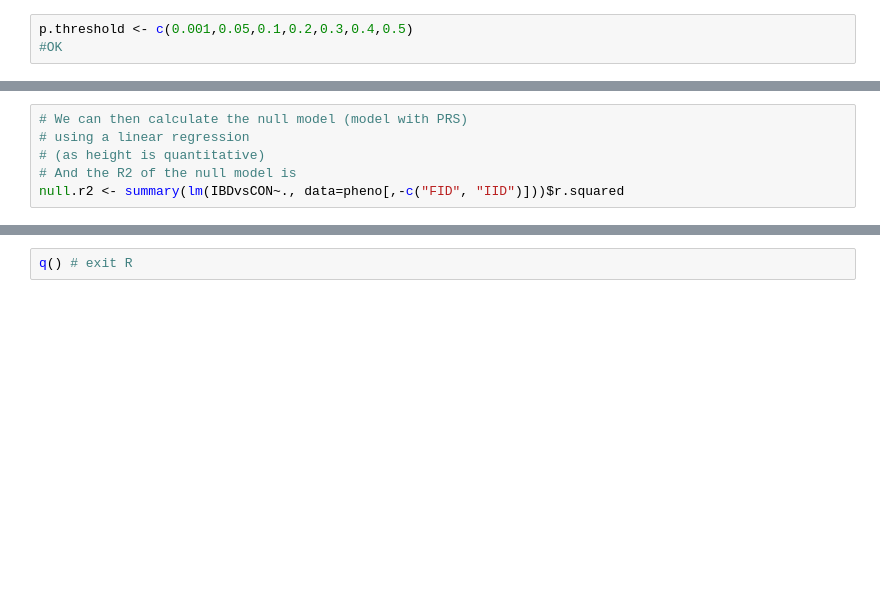
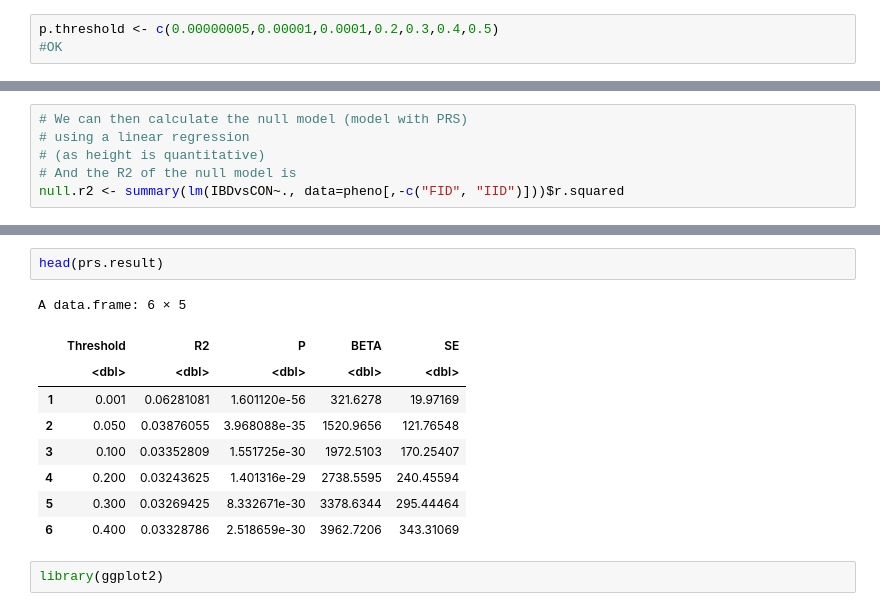
Before and after one commit to jcasadogp/IBP_PRS_2022, a Jupyter notebook: 1_Intestinal_Bowel_Disease/jupyter_notebooks/plink_bestFittingResults.ipynb, the cells around one changed output, grey strips where cells are left out. Cells and saved outputs as stored; diff of their text form; blank space fills up the shorter version.

```diff
--- a/1_Intestinal_Bowel_Disease/jupyter_notebooks/plink_bestFittingResults.ipynb
+++ b/1_Intestinal_Bowel_Disease/jupyter_notebooks/plink_bestFittingResults.ipynb
@@ -15,7 +9,7 @@ Warning message in install.packages("magrittr"):
 library(data.table)
 library(magrittr)
 # %%
-p.threshold <- c(0.001,0.05,0.1,0.2,0.3,0.4,0.5)
+p.threshold <- c(0.00000005,0.00001,0.0001,0.2,0.3,0.4,0.5)
 #OK
 # %%
 p.threshold
@@ -145,2 +145,14 @@ NULL
+# %%
+head(prs.result)
+# %% [output]
+A data.frame: 6 × 5
+|  | Threshold | R2 | P | BETA | SE |
+|  | <dbl> | <dbl> | <dbl> | <dbl> | <dbl> |
+| 1 | 0.001 | 0.06281081 | 1.601120e-56 | 321.6278 | 19.97169 |
+| 2 | 0.050 | 0.03876055 | 3.968088e-35 | 1520.9656 | 121.76548 |
+| 3 | 0.100 | 0.03352809 | 1.551725e-30 | 1972.5103 | 170.25407 |
+| 4 | 0.200 | 0.03243625 | 1.401316e-29 | 2738.5595 | 240.45594 |
+| 5 | 0.300 | 0.03269425 | 8.332671e-30 | 3378.6344 | 295.44464 |
+| 6 | 0.400 | 0.03328786 | 2.518659e-30 | 3962.7206 | 343.31069 |
 # %%
-q() # exit R
+library(ggplot2)
```
Also changed, not shown: parts of 14 cells of this notebook, 6 other files.
